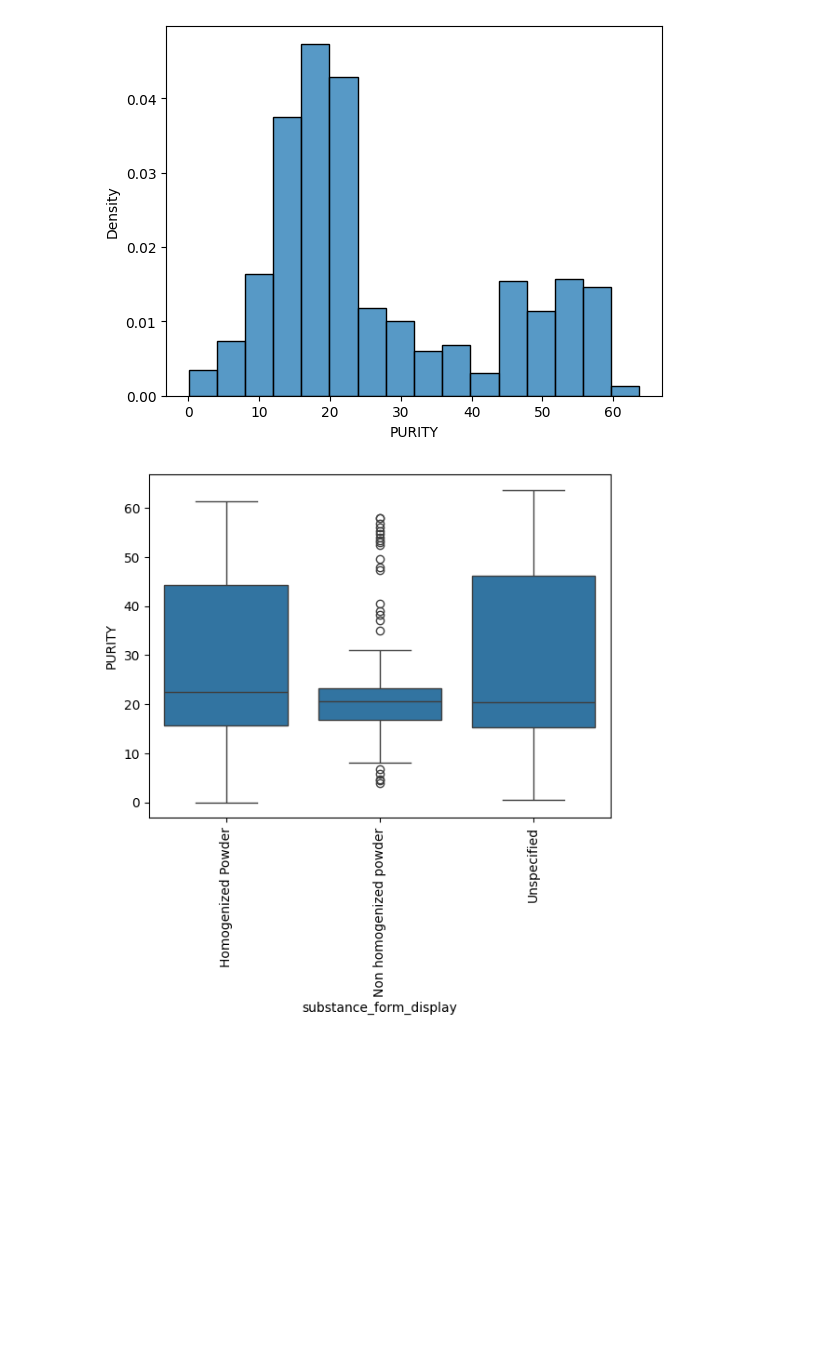
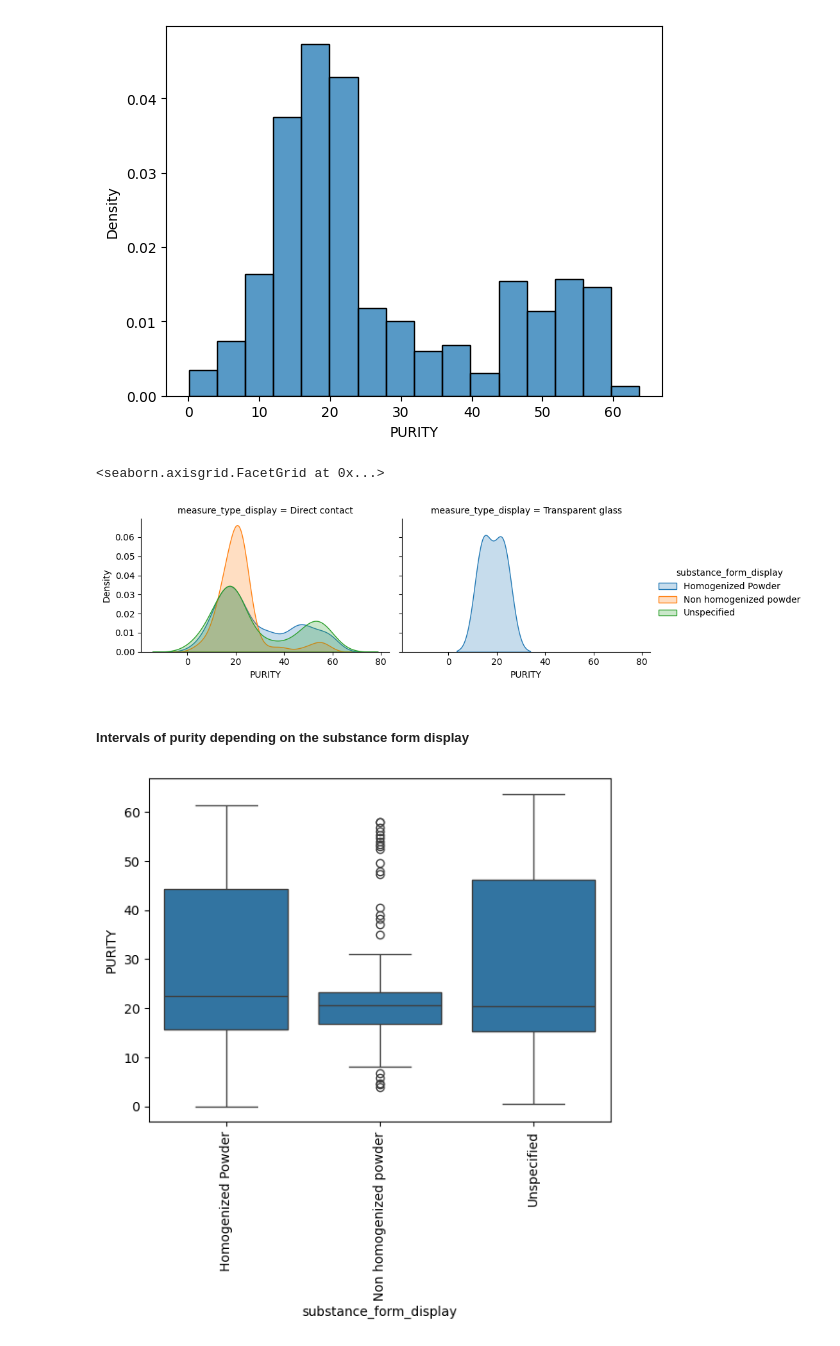
Before and after one commit to eferrer11/ML-project-heroin, a Jupyter notebook: Rendu_final.ipynb, the cells around one changed output. Drawn from its saved outputs; the diff is of its cells as text; code cells hidden in the pictures; blank space fills up the shorter version.

```diff
--- a/Rendu_final.ipynb
+++ b/Rendu_final.ipynb
@@ -74,4 +77,13 @@ sns.histplot(data['PURITY'], stat='density')
 # %% [output]
 <Axes: xlabel='PURITY', ylabel='Density'>
 [figure]
+# %%
+g = sns.FacetGrid(data, col = 'measure_type_display', hue = 'substance_form_display', aspect= 1.5)
+g.map(sns.kdeplot, 'PURITY', fill = True)
+g.add_legend()
+# %% [output]
+<seaborn.axisgrid.FacetGrid at 0x...>
+[figure, added]
+# %% [markdown]
+##### Intervals of purity depending on the substance form display
 # %%
```
Also changed, not shown: parts of 21 cells of this notebook.
